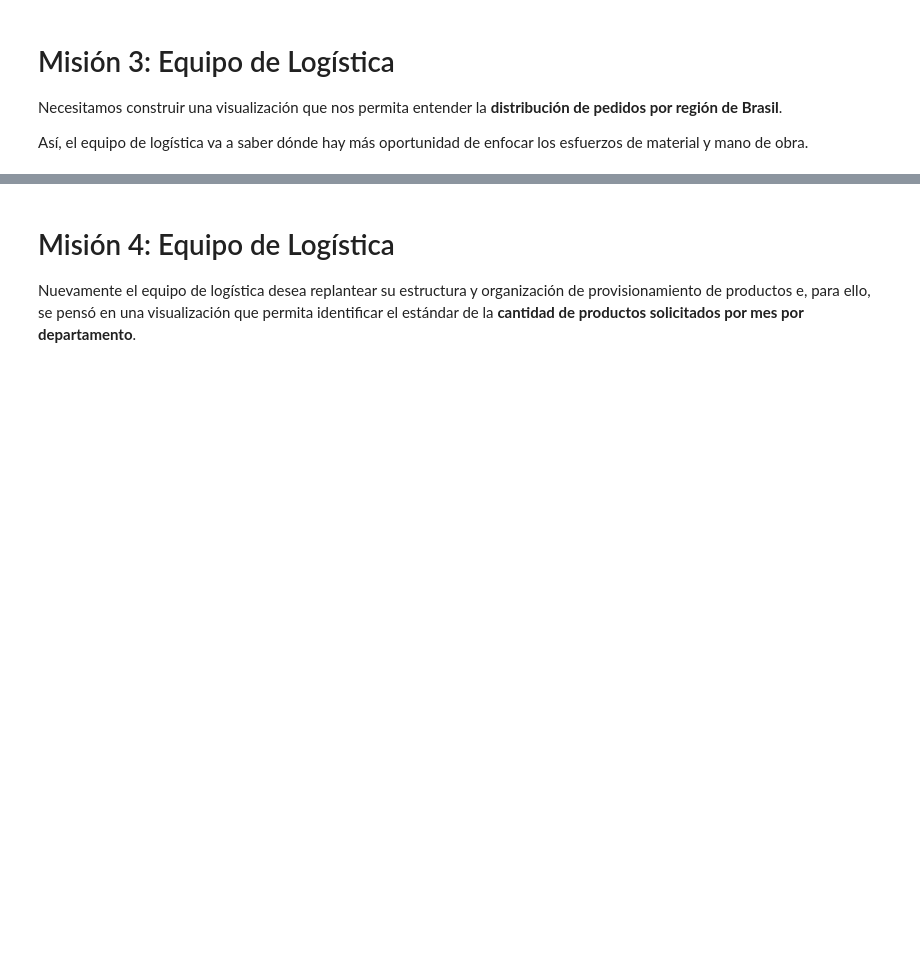
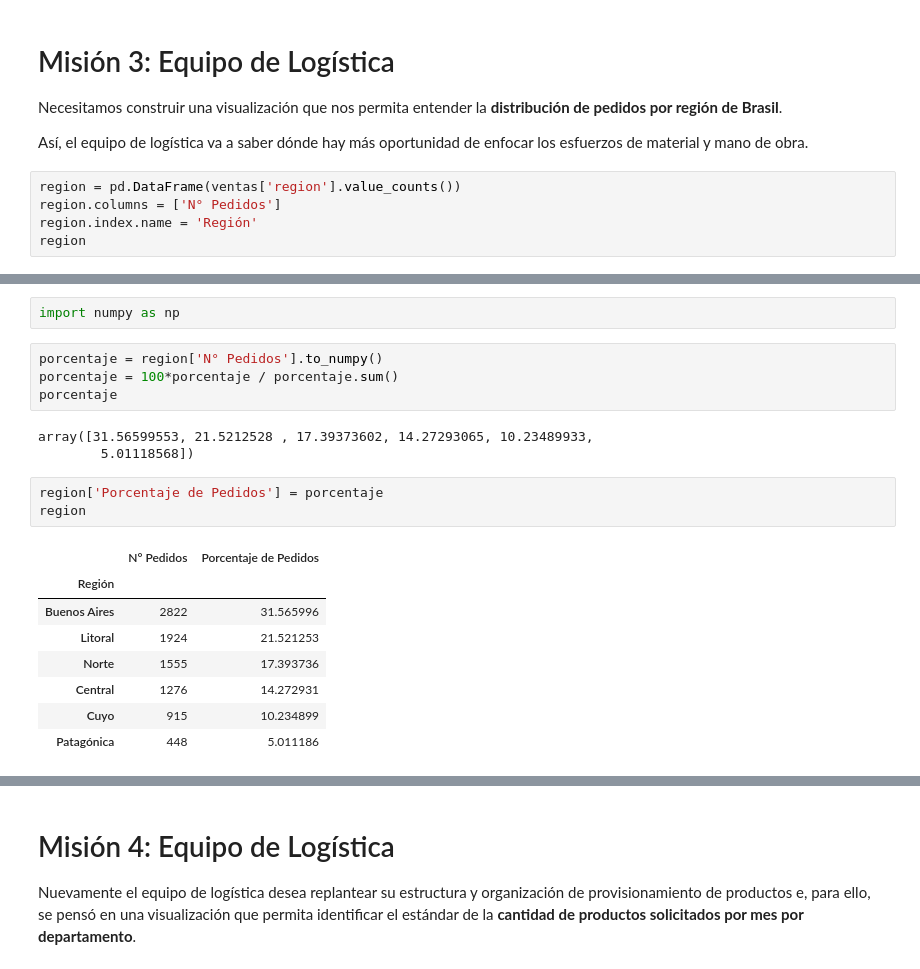
Before and after one commit to LordAguaKate/Pandas, a Jupyter notebook: Estilizacion_de_tablas.ipynb, the cells around one changed output, grey strips where cells are left out. Drawn from its saved outputs; the diff is of its cells as text; blank space fills up the shorter version.

```diff
--- a/Estilizacion_de_tablas.ipynb
+++ b/Estilizacion_de_tablas.ipynb
@@ -354,3 +354,8 @@ estilo_producto.set_table_styles([encabezado], overwrite=False)
 Necesitamos construir una visualización que nos permita entender la **distribución de pedidos por región de Brasil**.
 
 Así, el equipo de logística va a saber dónde hay más oportunidad de enfocar los esfuerzos de material y mano de obra.
+# %%
+region = pd.DataFrame(ventas['region'].value_counts())
+region.columns = ['N° Pedidos']
+region.index.name = 'Región'
+region
@@ -356,0 +371,21 @@ Así, el equipo de logística va a saber dónde hay más oportunidad de enfocar
+# %%
+import numpy as np
+# %%
+porcentaje = region['N° Pedidos'].to_numpy()
+porcentaje = 100*porcentaje / porcentaje.sum()
+porcentaje
+# %% [output]
+array([31.56599553, 21.5212528 , 17.39373602, 14.27293065, 10.23489933,
+        5.01118568])
+# %%
+region['Porcentaje de Pedidos'] = porcentaje
+region
+# %% [output]
+|  | N° Pedidos | Porcentaje de Pedidos |
+| Región |  |  |
+| Buenos Aires | 2822 | 31.565996 |
+| Litoral | 1924 | 21.521253 |
+| Norte | 1555 | 17.393736 |
+| Central | 1276 | 14.272931 |
+| Cuyo | 915 | 10.234899 |
+| Patagónica | 448 | 5.011186 |
```
Also changed, not shown: parts of 4 cells of this notebook.
